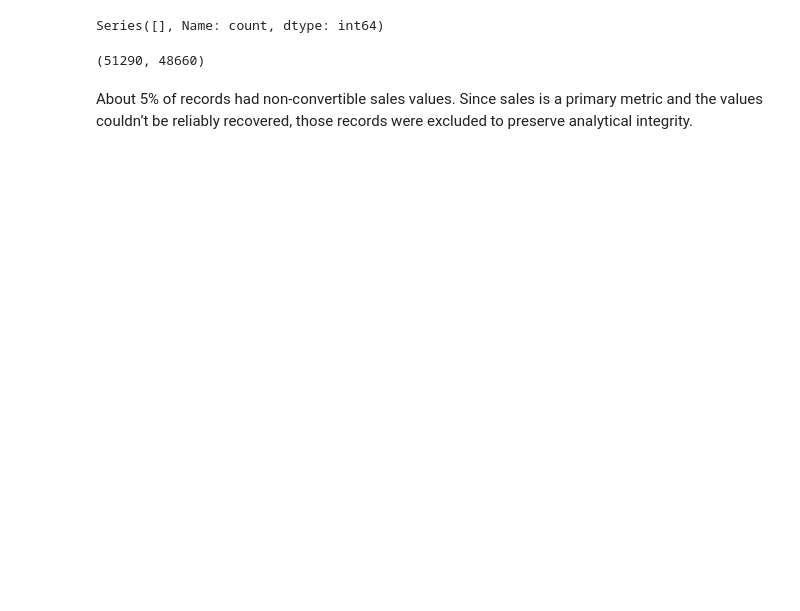
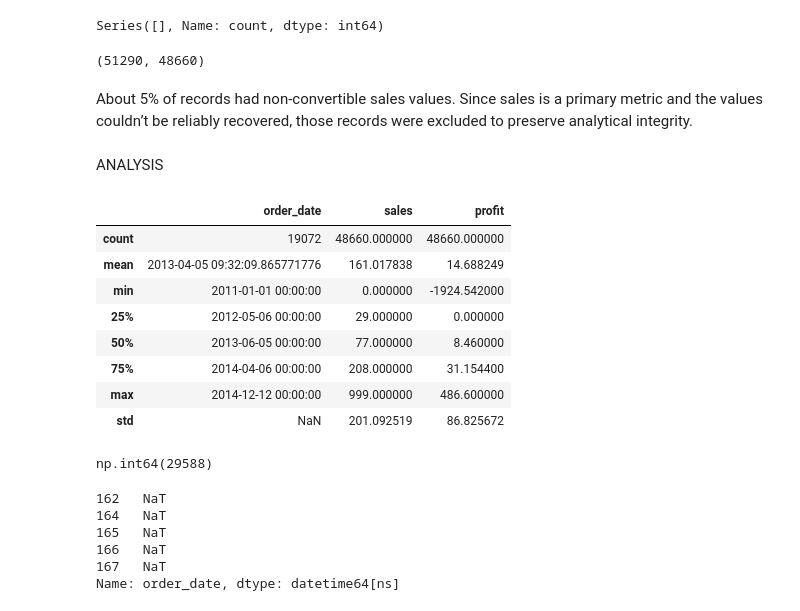
Before and after one commit to ayushbamaniya04-source/Business-Data-Analysis, a Jupyter notebook: notebook/analysis.ipynb, the cells around one changed output. Cells and saved outputs as stored; diff of their text form; code cells hidden in the pictures; blank space fills up the shorter version.

```diff
--- a/notebook/analysis.ipynb
+++ b/notebook/analysis.ipynb
@@ -107,3 +107,30 @@ initial_rows, final_rows
 # %% [markdown]
 About 5% of records had non-convertible sales values.
 Since sales is a primary metric and the values couldn’t be reliably recovered, those records were excluded to preserve analytical integrity.
+# %% [markdown]
+ANALYSIS
+# %%
+df[['order_date', 'sales', 'profit']].describe()
+# %% [output]
+|  | order_date | sales | profit |
+| count | 19072 | 48660.000000 | 48660.000000 |
+| mean | 2013-04-05 09:32:09.865771776 | 161.017838 | 14.688249 |
+| min | 2011-01-01 00:00:00 | 0.000000 | -1924.542000 |
+| 25% | 2012-05-06 00:00:00 | 29.000000 | 0.000000 |
+| 50% | 2013-06-05 00:00:00 | 77.000000 | 8.460000 |
+| 75% | 2014-04-06 00:00:00 | 208.000000 | 31.154400 |
+| max | 2014-12-12 00:00:00 | 999.000000 | 486.600000 |
+| std | NaN | 201.092519 | 86.825672 |
+# %%
+df['order_date'].isna().sum()
+# %% [output]
+np.int64(29588)
+# %%
+df.loc[df['order_date'].isna(), 'order_date'].head()
+# %% [output]
+162   NaT
+164   NaT
+165   NaT
+166   NaT
+167   NaT
+Name: order_date, dtype: datetime64[ns]
```
Also changed, not shown: parts of 16 cells of this notebook.
